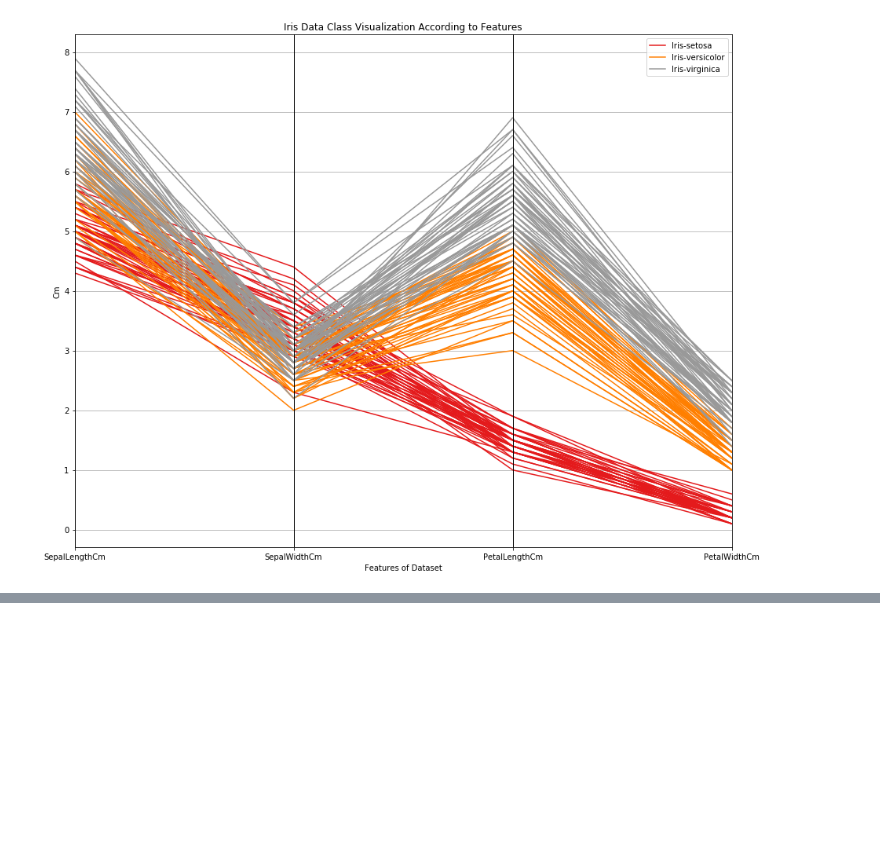
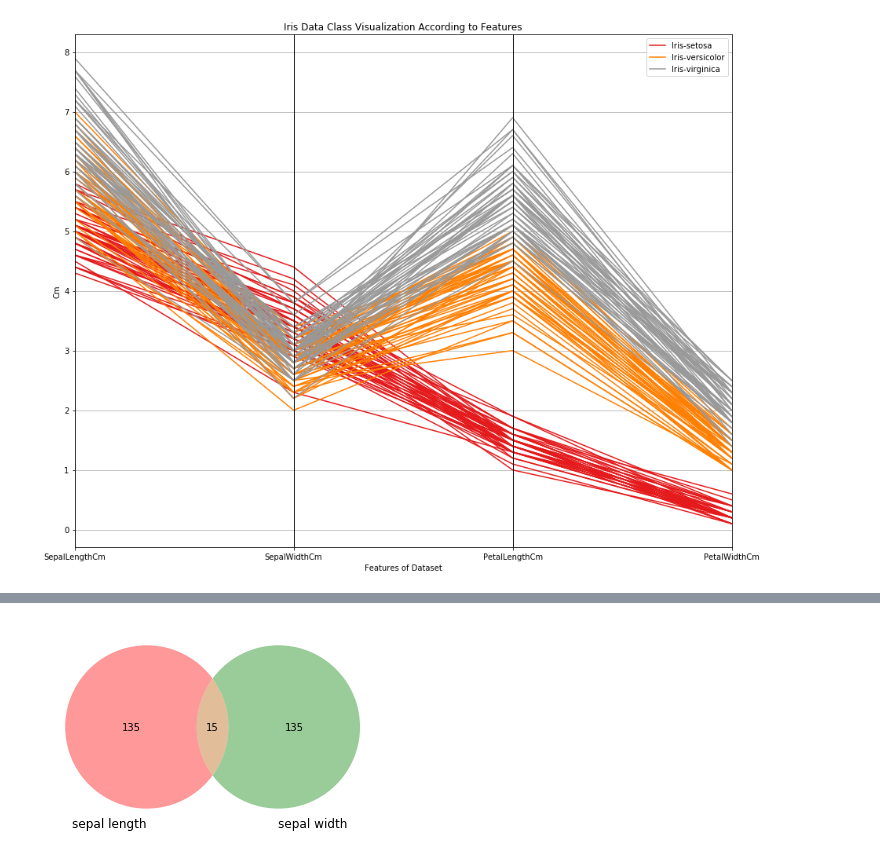
Before and after one commit to bevirgen/Data-Science---Artificial-Intelligence, a Jupyter notebook: Visualization/4. Rare Used Visualization Tools/rareusedvisexample.ipynb, the cells around one changed output, grey strips where cells are left out. Drawn from its saved outputs; the diff is of its cells as text; code cells hidden in the pictures; blank space fills up the shorter version.

```diff
--- a/Visualization/4. Rare Used Visualization Tools/rareusedvisexample.ipynb
+++ b/Visualization/4. Rare Used Visualization Tools/rareusedvisexample.ipynb
@@ -34,0 +62,10 @@ plt.show()
+# %%
+# Venn Diagram
+sepal_length = data.iloc[:,0]
+sepal_width = data.iloc[:,1]
+petal_length = data.iloc[:,2]
+petal_width = data.iloc[:,3]
+venn2(subsets = (len(sepal_length)-15, len(sepal_width)-15, 15), set_labels=('sepal length', 'sepal width'))
+plt.show()
+# %% [output]
+[figure, added]
```
Also changed, not shown: parts of 8 cells of this notebook.
